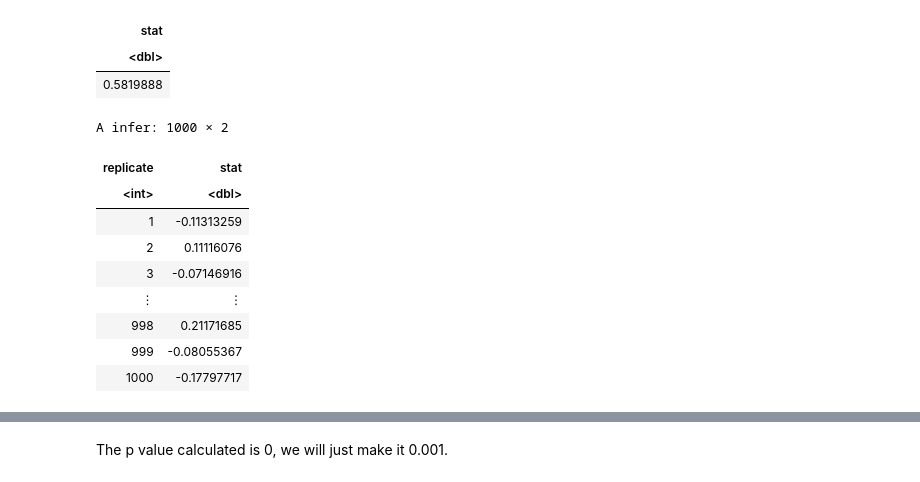
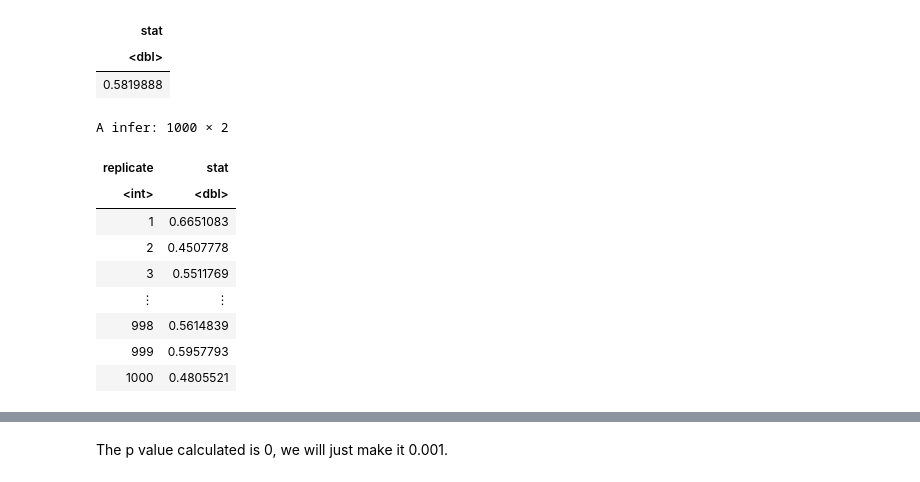
Before and after one commit to lyl1220/Stat201_Project, a Jupyter notebook: w group proposal.ipynb, the cells around one changed output, grey strips where cells are left out. Cells and saved outputs as stored; diff of their text form; code cells hidden in the pictures.

```diff
--- a/w group proposal.ipynb
+++ b/w group proposal.ipynb
@@ -152,18 +152,18 @@ A infer: 1 × 1
 # %%
 null_phenol<-clean_data|>specify(total_phenols~class)|>
 hypothesize(null="independence")|>
-generate(reps=1000, type="permute")|>
+generate(reps=1000, type="bootstrap")|>
 calculate(stat="diff in means",order=c("1","2"))
 null_phenol
 # %% [output]
 A infer: 1000 × 2
 | replicate | stat |
 | <int> | <dbl> |
-| 1 | -0.11313259 |
-| 2 | 0.11116076 |
-| 3 | -0.07146916 |
+| 1 | 0.6651083 |
+| 2 | 0.4507778 |
+| 3 | 0.5511769 |
 | ⋮ | ⋮ |
-| 998 | 0.21171685 |
-| 999 | -0.08055367 |
-| 1000 | -0.17797717 |
+| 998 | 0.5614839 |
+| 999 | 0.5957793 |
+| 1000 | 0.4805521 |
 # %%
```
Also changed, not shown: parts of 8 cells of this notebook.
